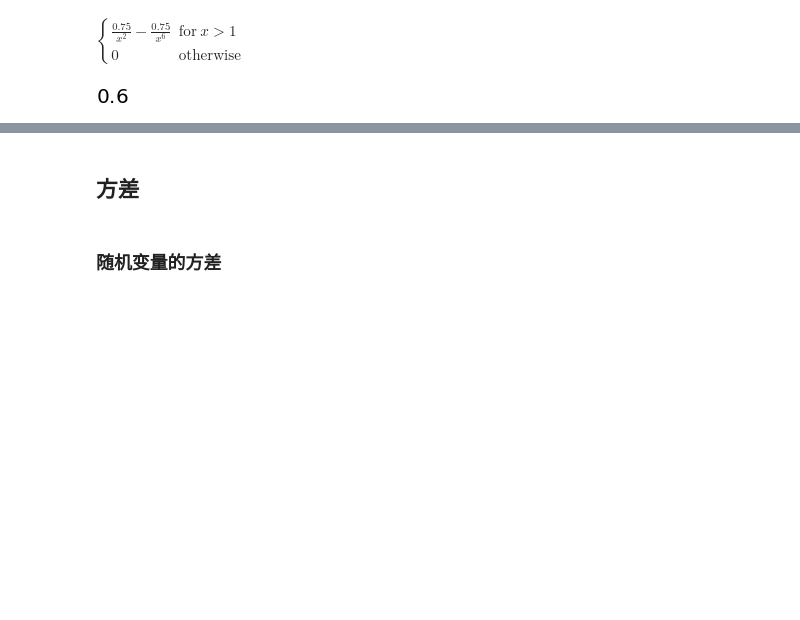
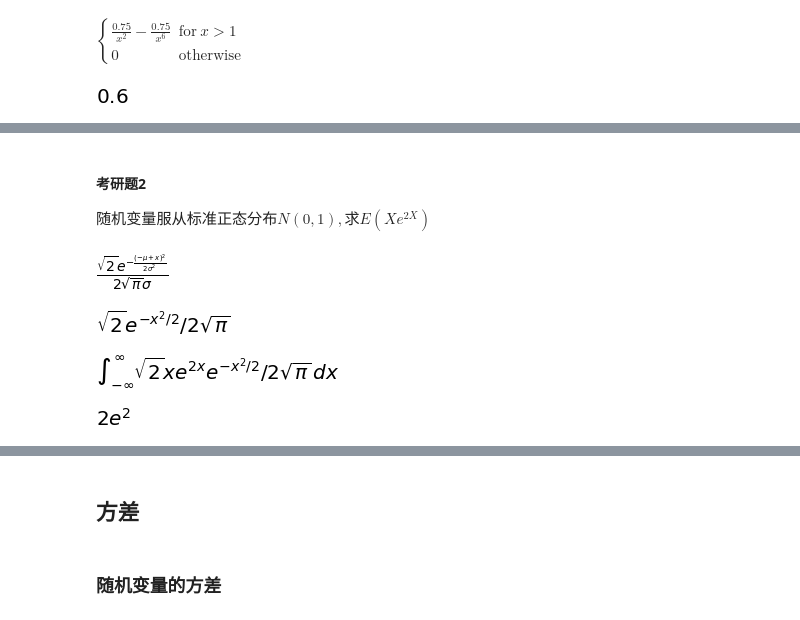
Before and after one commit to zidanewenqsh/math_notebook, a Jupyter notebook: Probability exercise - 副本.ipynb, the cells around one changed output, grey strips where cells are left out. Saved outputs shown, nothing was run; the diff lists cells and outputs as text; code cells hidden in the pictures; blank space fills up the shorter version.

```diff
--- a/Probability and Statistics.ipynb
+++ b/Probability exercise - 副本.ipynb
@@ -1369,0 +1427,20 @@ $\displaystyle \begin{cases} \frac{0.75}{x^{2}} - \frac{0.75}{x^{6}} & \text{for
+# %% [markdown]
+#### 考研题2
+$随机变量服从标准正态分布N(0,1),求E(Xe^{2X})$
+# %%
+mu,sigma = symbols('mu sigma')
+fx = (1/(sigma*sqrt(2*pi)))*exp(-(x-mu)**2/(2*sigma**2)) # 连着作用subs有问题
+fx
+fx = fx.subs({mu:0,sigma:1})
+fx
+# %% [output]
+[figure, added]
+[figure, added]
+# %%
+i1 = Integral(x*exp(2*x)*fx,(x,-oo,oo))
+i1
+# i1.doit()
+i1.doit().simplify() #　结果
+# %% [output]
+[figure, added]
+[figure, added]
```
Also changed, not shown: parts of 32 cells of this notebook, 10 other files.
